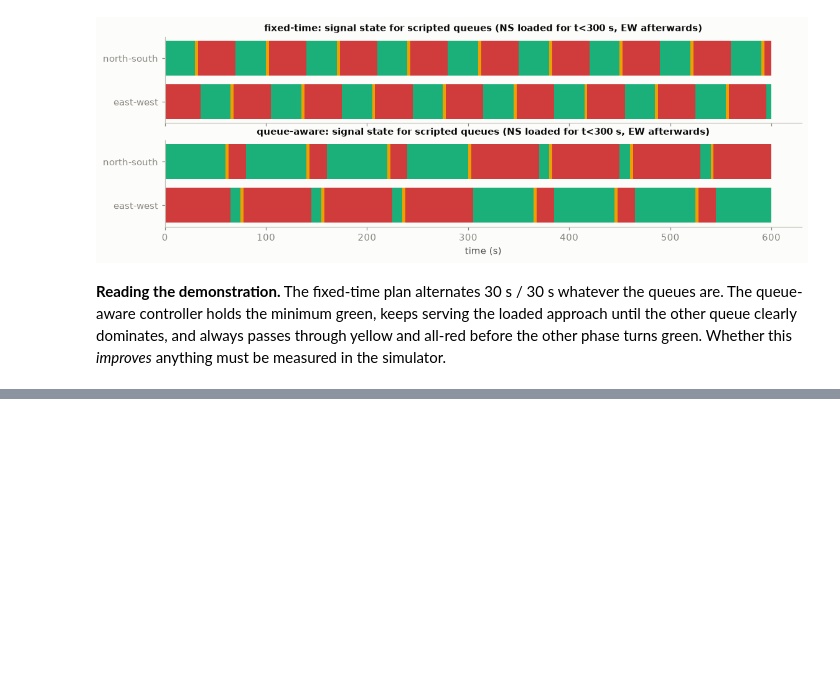
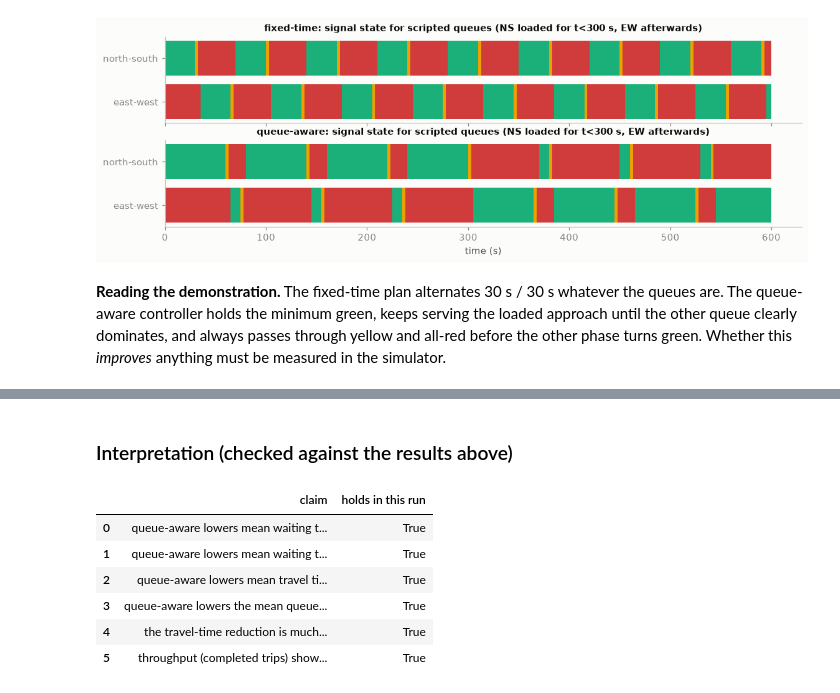
Before and after one commit to agrawalshreyansh/T005_MLDL_Project, a Jupyter notebook: notebooks/09_optional_sumo_simulation.ipynb, the cells around one changed output, grey strips where cells are left out. Drawn from its saved outputs; the diff is of its cells as text; code cells hidden in the pictures; blank space fills up the shorter version.

```diff
--- a/notebooks/09_optional_sumo_simulation.ipynb
+++ b/notebooks/09_optional_sumo_simulation.ipynb
@@ -184,0 +220,23 @@ Results table: none (experiment not executed).
+# %% [markdown]
+### Interpretation (checked against the results above)
+# %%
+if paired_stats is not None:
+    ps_ = paired_stats
+    display(ev.report_claims({
+        "queue-aware lowers mean waiting time (95% CI entirely below 0)": bool(ps_.loc["mean_waiting_time_s", "95% CI high"] < 0),
+        "queue-aware lowers mean waiting time in every seed": bool(ps_.loc["mean_waiting_time_s", "seeds where queue-aware is lower"] == len(SEEDS)),
+        "queue-aware lowers mean travel time (95% CI below 0)": bool(ps_.loc["mean_travel_time_s", "95% CI high"] < 0),
+        "queue-aware lowers the mean queue (95% CI below 0)": bool(ps_.loc["mean_queue_vehicles", "95% CI high"] < 0),
+        "the travel-time reduction is much smaller in relative terms than the waiting-time reduction": bool(abs(ps_.loc["mean_travel_time_s", "relative change %"]) < abs(ps_.loc["mean_waiting_time_s", "relative change %"]) / 3),
+        "throughput (completed trips) shows no detectable difference (95% CI contains 0)": bool(ps_.loc["completed_trips", "95% CI low"] <= 0 <= ps_.loc["completed_trips", "95% CI high"]),
+    }))
+else:
+    print("no simulation results: nothing to interpret")
+# %% [output]
+|  | claim | holds in this run |
+| 0 | queue-aware lowers mean waiting t... | True |
+| 1 | queue-aware lowers mean waiting t... | True |
+| 2 | queue-aware lowers mean travel ti... | True |
+| 3 | queue-aware lowers the mean queue... | True |
+| 4 | the travel-time reduction is much... | True |
+| 5 | throughput (completed trips) show... | True |
```
Also changed, not shown: parts of 9 cells of this notebook, 21 other files.
